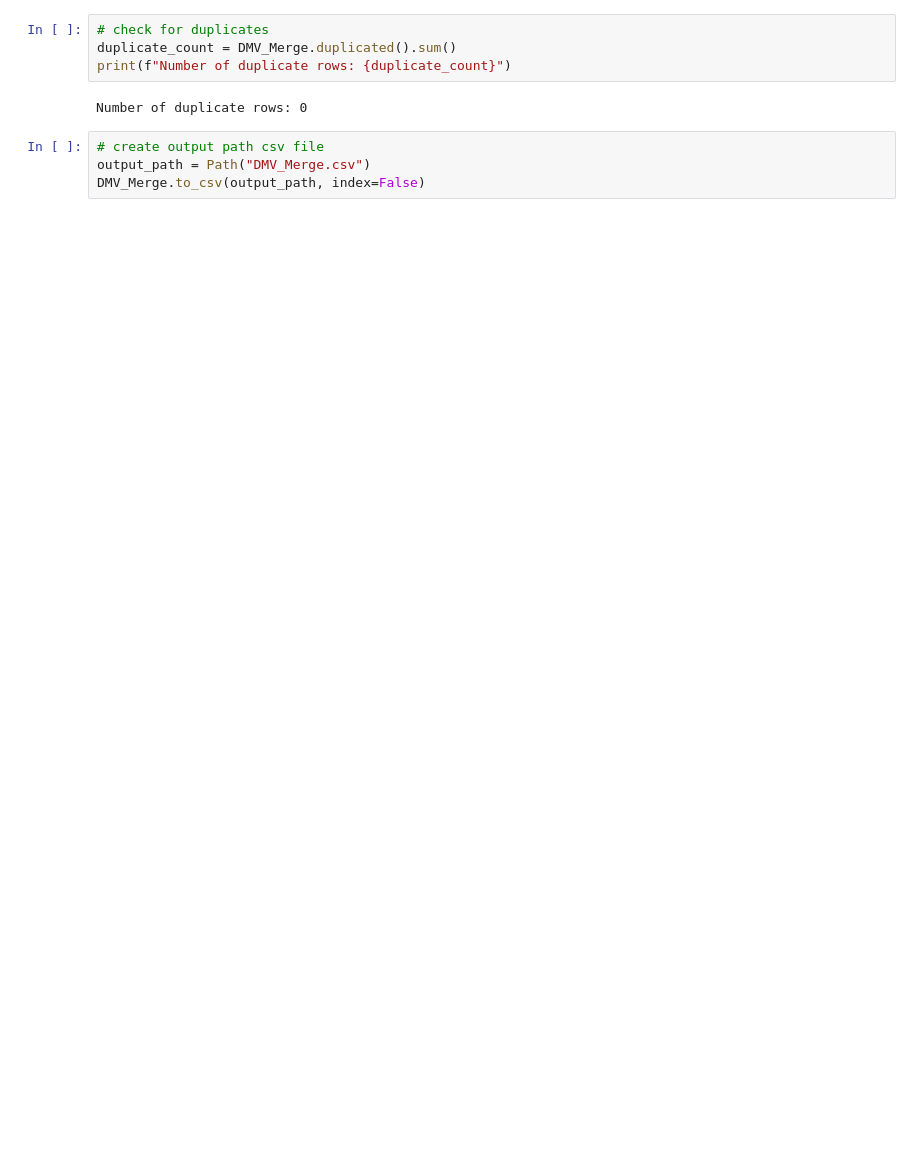
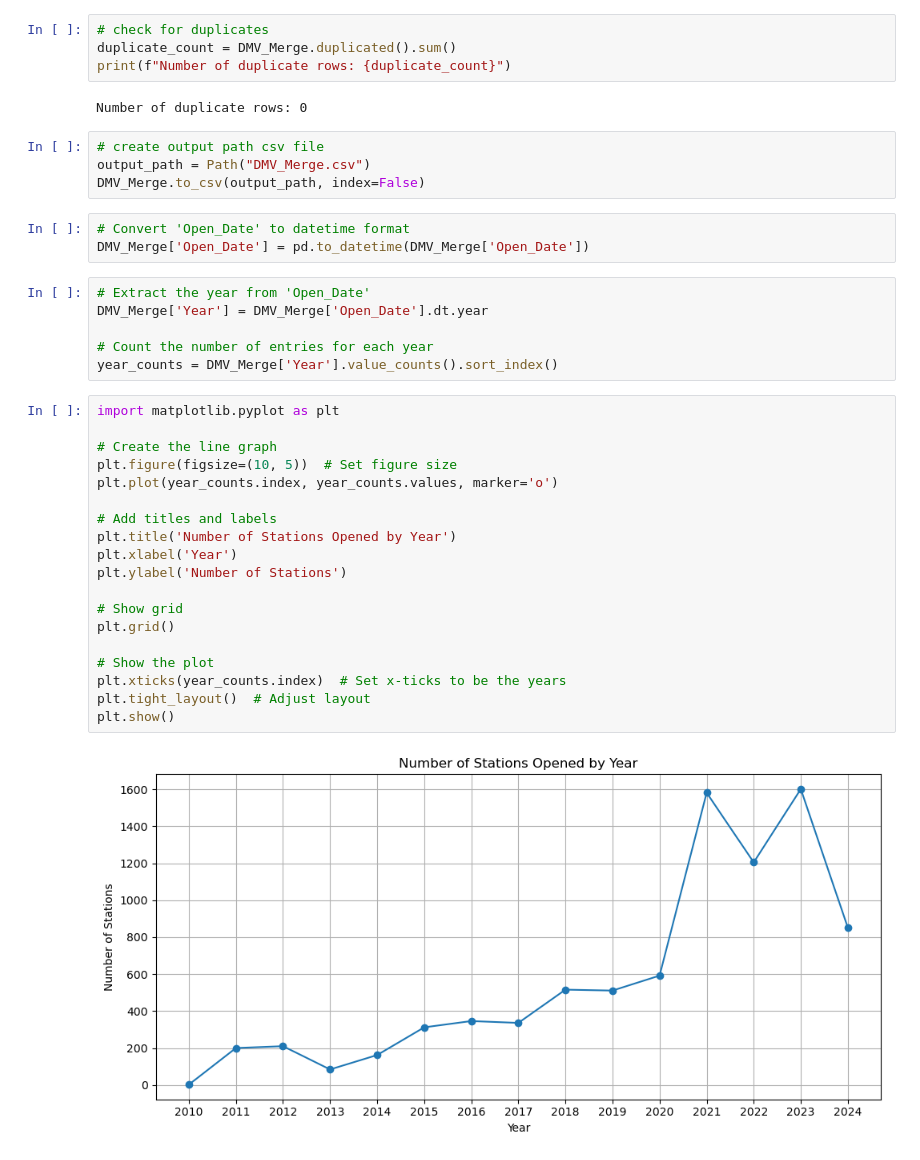
Before and after one commit to purcellcjp/EV-Charging-Dashboard, a Jupyter notebook: DMV Data/Data_Merge.ipynb, the cells around one changed output. Drawn from its saved outputs; the diff is of its cells as text; blank space fills up the shorter version.

```diff
--- a/DMV Data/Data_Merge.ipynb
+++ b/DMV Data/Data_Merge.ipynb
@@ -159,3 +186,33 @@ Number of duplicate rows: 0
 # create output path csv file
 output_path = Path("DMV_Merge.csv")
 DMV_Merge.to_csv(output_path, index=False)
+# %%
+# Convert 'Open_Date' to datetime format
+DMV_Merge['Open_Date'] = pd.to_datetime(DMV_Merge['Open_Date'])
+# %%
+# Extract the year from 'Open_Date'
+DMV_Merge['Year'] = DMV_Merge['Open_Date'].dt.year
+
+# Count the number of entries for each year
+year_counts = DMV_Merge['Year'].value_counts().sort_index()
+# %%
+import matplotlib.pyplot as plt
+
+# Create the line graph
+plt.figure(figsize=(10, 5))  # Set figure size
+plt.plot(year_counts.index, year_counts.values, marker='o')
+
+# Add titles and labels
+plt.title('Number of Stations Opened by Year')
+plt.xlabel('Year')
+plt.ylabel('Number of Stations')
+
+# Show grid
+plt.grid()
+
+# Show the plot
+plt.xticks(year_counts.index)  # Set x-ticks to be the years
+plt.tight_layout()  # Adjust layout
+plt.show()
+# %% [output]
+[figure, added]
```
Also changed, not shown: parts of 4 cells of this notebook.
